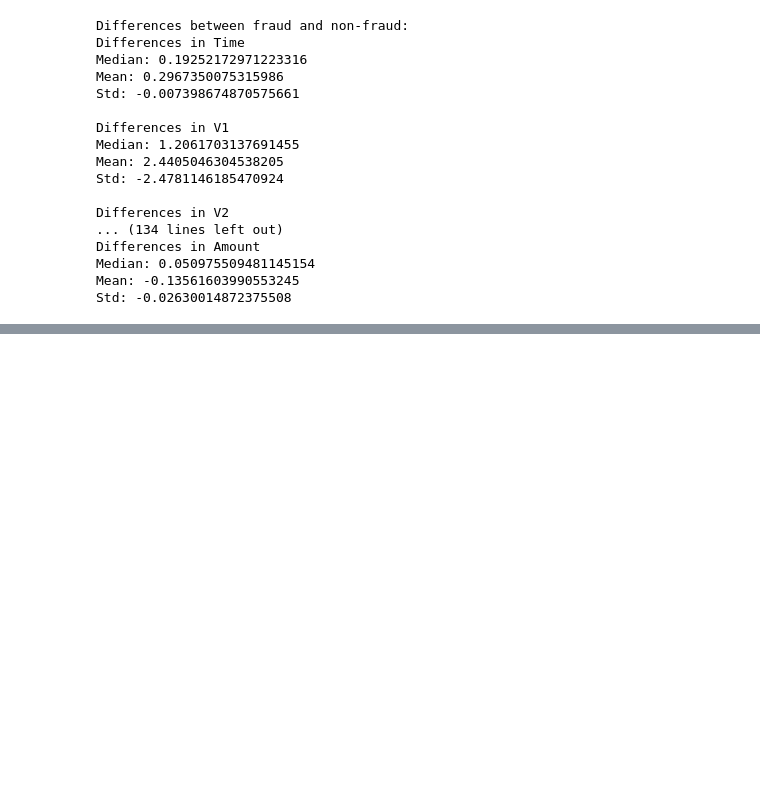
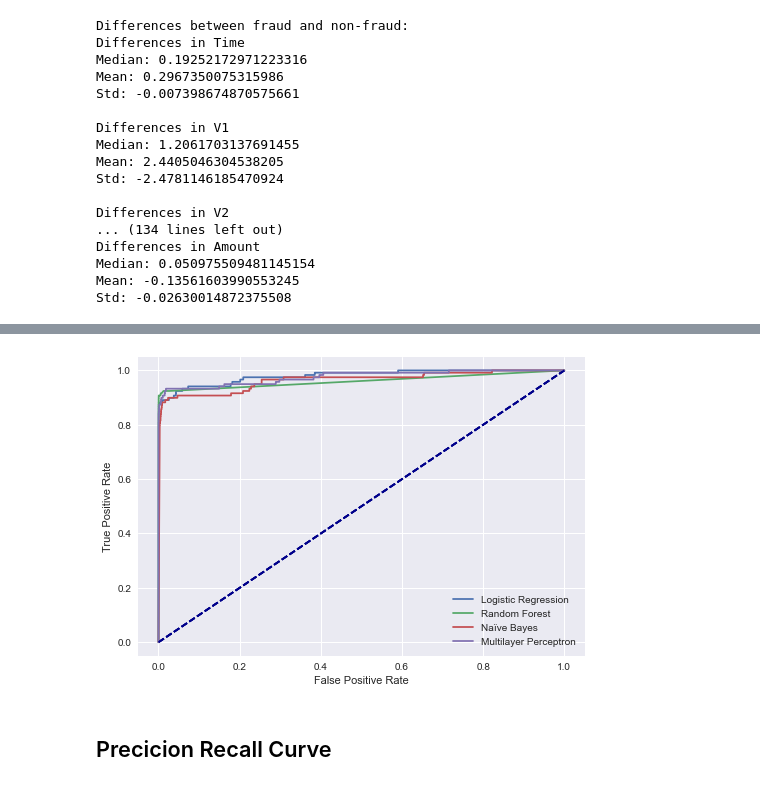
Before and after one commit to bjarnemu/aml2021finalproject, a Jupyter notebook: krog_main.ipynb, the cells around one changed output, grey strips where cells are left out. Cells and saved outputs as stored; diff of their text form; code cells hidden in the pictures; blank space fills up the shorter version.

```diff
--- a/krog_main.ipynb
+++ b/krog_main.ipynb
@@ -122,3 +197,13 @@ def create_roc_curve(preds, targets, label="", title=""):
     all_tpr = np.array(tpr)
 
     plot_roc_cur(all_fpr[0], all_tpr, label=label, title=title)
+# %%
+create_roc_curve(lrg.predict_proba(X_test)[:,1], y_test, label="Logistic Regression")
+#create_roc_curve(svc.predict_proba(X_test)[:,1], y_test, label="Support Vector Classifier")
+create_roc_curve(rfc.predict_proba(X_test)[:,1], y_test, label="Random Forest")
+create_roc_curve(nb.predict_proba(X_test)[:,1], y_test, label="Naïve Bayes")
+create_roc_curve(mlp.predict_proba(X_test)[:,1], y_test, label="Multilayer Perceptron")
+# %% [output]
+[figure, added]
+# %% [markdown]
+## Precicion Recall Curve
```
Also changed, not shown: parts of 13 cells of this notebook.
